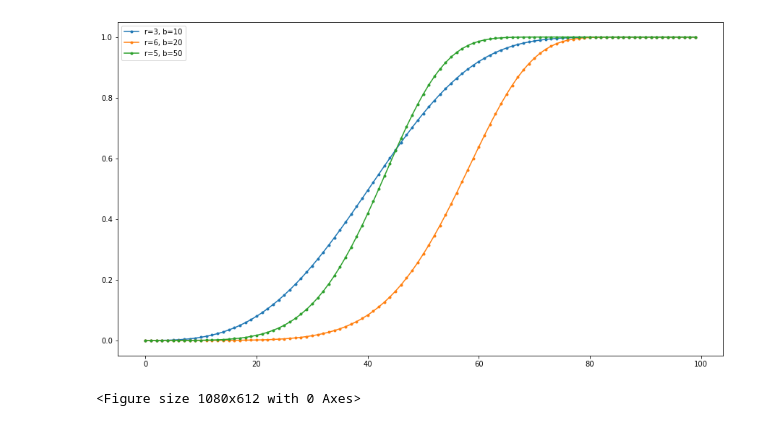
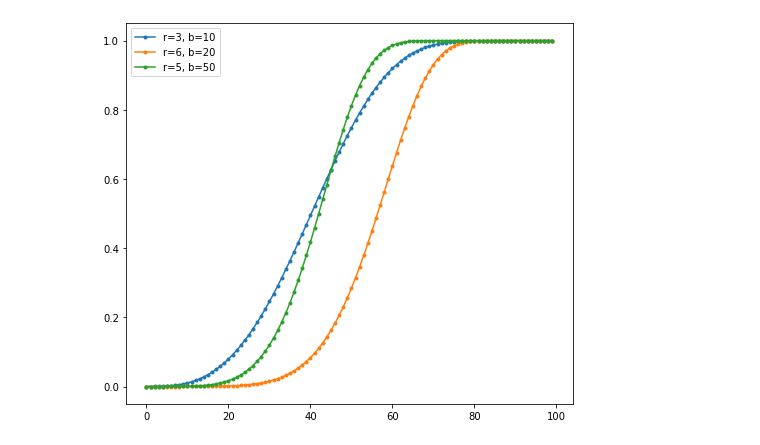
Before and after one commit to Beingmani/MBD-Assignment, a Jupyter notebook: Assign2/Ex1/ex1.ipynb, the cells around one changed output. Drawn from its saved outputs; the diff is of its cells as text; code cells hidden in the pictures.

```diff
--- a/Assign2/Ex1/ex1.ipynb
+++ b/Assign2/Ex1/ex1.ipynb
@@ -72,13 +77,12 @@ pprint({
        1.00000000e+00, 1.00000000e+00, 1.00000000e+00, 1.00000000e+00,
        1.00000000e+00, 1.00000000e+00, 1.00000000e+00, 1.00000000e+00])}
 # %%
-plt.rcParams["figure.figsize"] = (15, 8.5)
+# plt.rcParams["figure.figsize"] = (8,7)
 plt.plot(s_curve(R1, B1), marker='.', label='r=3, b=10')
 plt.plot(s_curve(R2, B2), marker='.', label='r=6, b=20')
 plt.plot(s_curve(R3, B3), marker='.', label='r=5, b=50')
 plt.legend()
-plt.savefig('s_curve.png', dpi=100)
+plt.savefig('s_curve.png')
 plt.show()
 # %% [output]
-[figure, old version]
+[figure, new version]
-<Figure size 1080x612 with 0 Axes>
```
Also changed, not shown: parts of 1 cell of this notebook, 13 other files.
